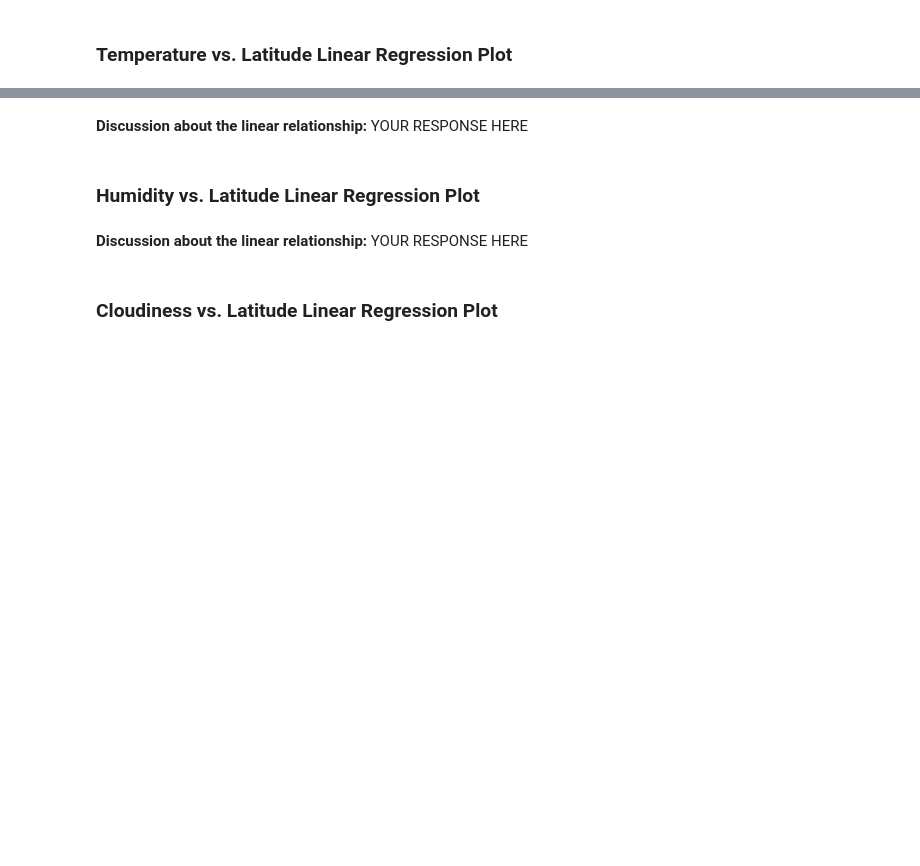
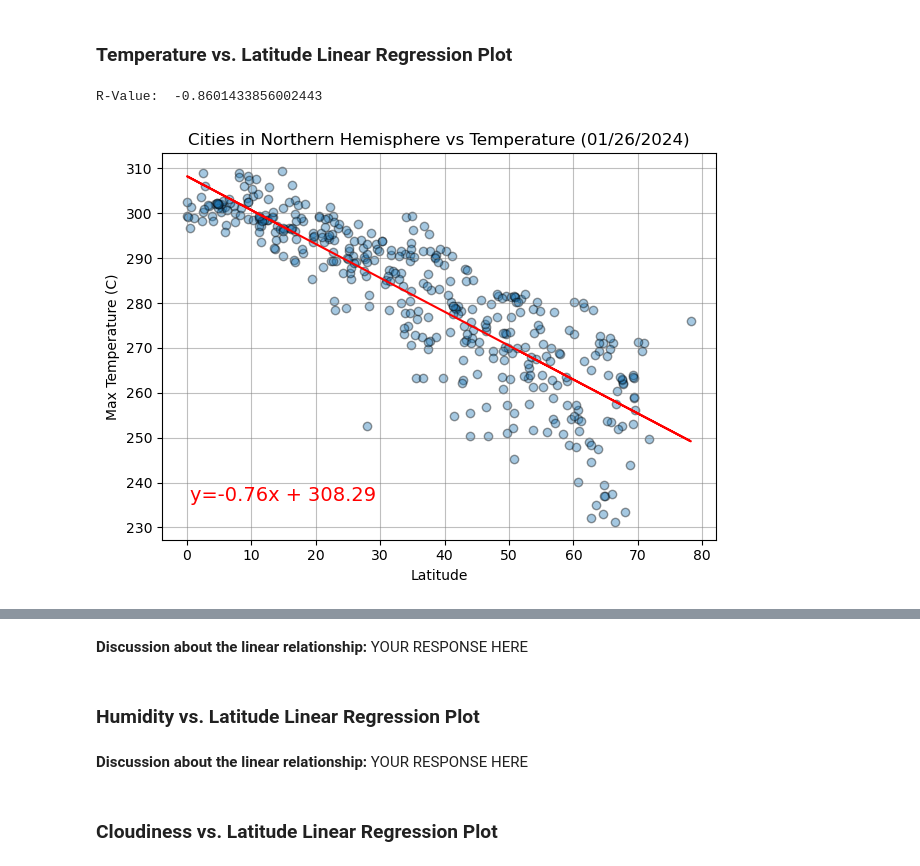
Before and after one commit to byTravis/Module6_API-Challenge, a Jupyter notebook: WeatherPy_TravisCook.ipynb, the cells around one changed output, grey strips where cells are left out. Saved outputs shown, nothing was run; the diff lists cells and outputs as text; code cells hidden in the pictures; blank space fills up the shorter version.

Commit message:
Complete through Linear Regression

```diff
--- a/WeatherPy_TravisCook.ipynb
+++ b/WeatherPy_TravisCook.ipynb
@@ -333,6 +330,16 @@ plt.show()
+# %%
+# Define a function to create Linear Regression plots
+def lin_regress_calc(xvalues, yvalues):
+    (slope, intercept, rvalue, pvalue, stderr) = linregress(xvalues, yvalues)
+    regress_values = xvalues * slope + intercept
+
+    annotation = f"y={slope.round(2)}x + {intercept.round(2)}"
+    plt.plot(xvalues, regress_values, color="red")
+    plt.annotate(annotation, xy=(0.05, 0.1), xycoords='axes fraction', color="red", fontsize=14)
+    return rvalue
 # %%
 # Create a DataFrame with the Northern Hemisphere data (Latitude >= 0)
-# YOUR CODE HERE
+northern_hemi_df = city_data_df.loc[city_data_df["Lat"] >= 0, :]
 
 # Display sample data
 northern_hemi_df.head()
@@ -352,0 +370,26 @@ Define lin_regress_calc(xvalues, yvalues):
+# %%
+# Linear regression on Northern Hemisphere
+
+x_axis = northern_hemi_df["Lat"]
+y_axis = northern_hemi_df["Max Temp"]
+
+plt.scatter(x_axis, y_axis, edgecolors="black", alpha=.40)
+rvalue = lin_regress_calc(x_axis, y_axis)
+
+# Incorporate the other graph properties
+plt.grid(color="grey", alpha=.5)
+plt.title(f"Cities in Northern Hemisphere vs Temperature ({formatted_date})")
+plt.ylabel("Max Temperature (C)")
+plt.xlabel("Latitude")
+plt.tight_layout()
+
+# Save the figure
+plt.savefig("output_data/Fig5.png")
+
+# Show plot
+# print(rvalue)
+print(f"R-Value:  {rvalue}")
+plt.show()
+# %% [output]
+R-Value:  -0.8601433856002443
+[figure, added]
```
Also changed, not shown: parts of 6 cells of this notebook, 2 other files.
